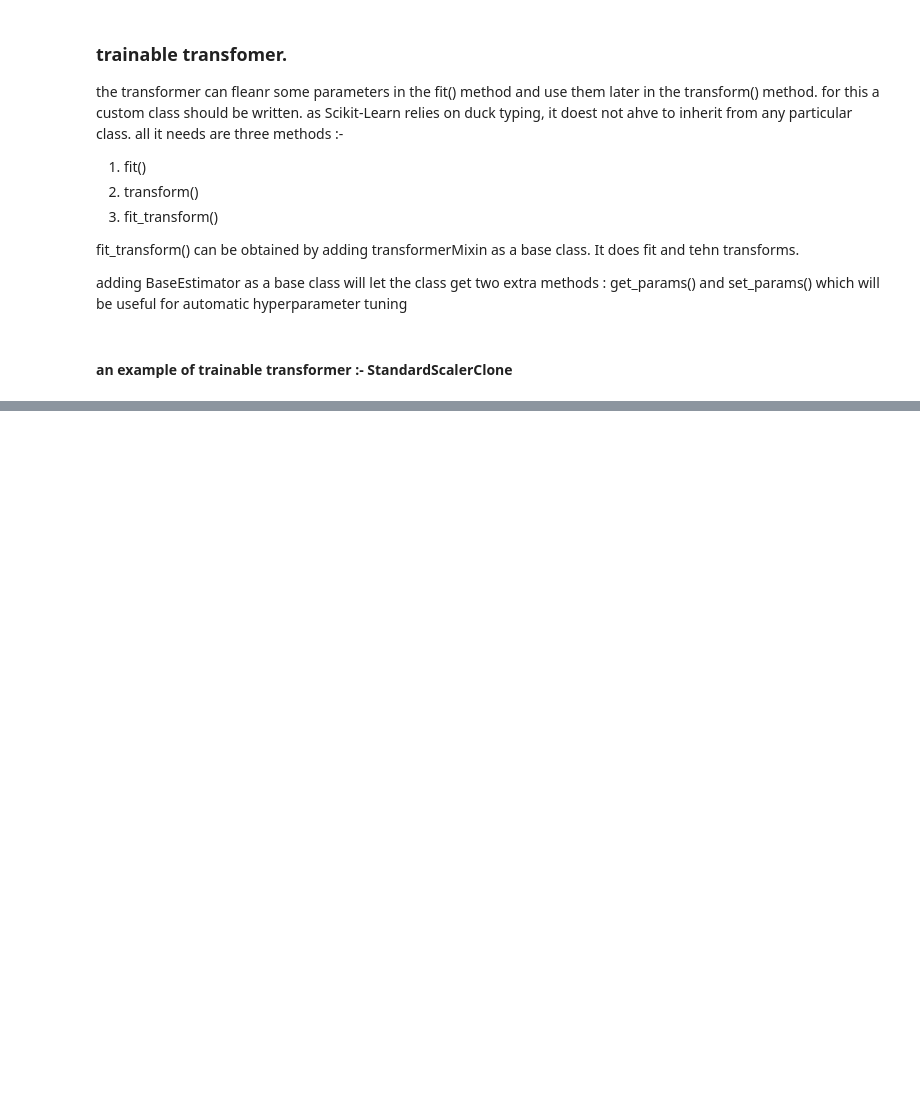
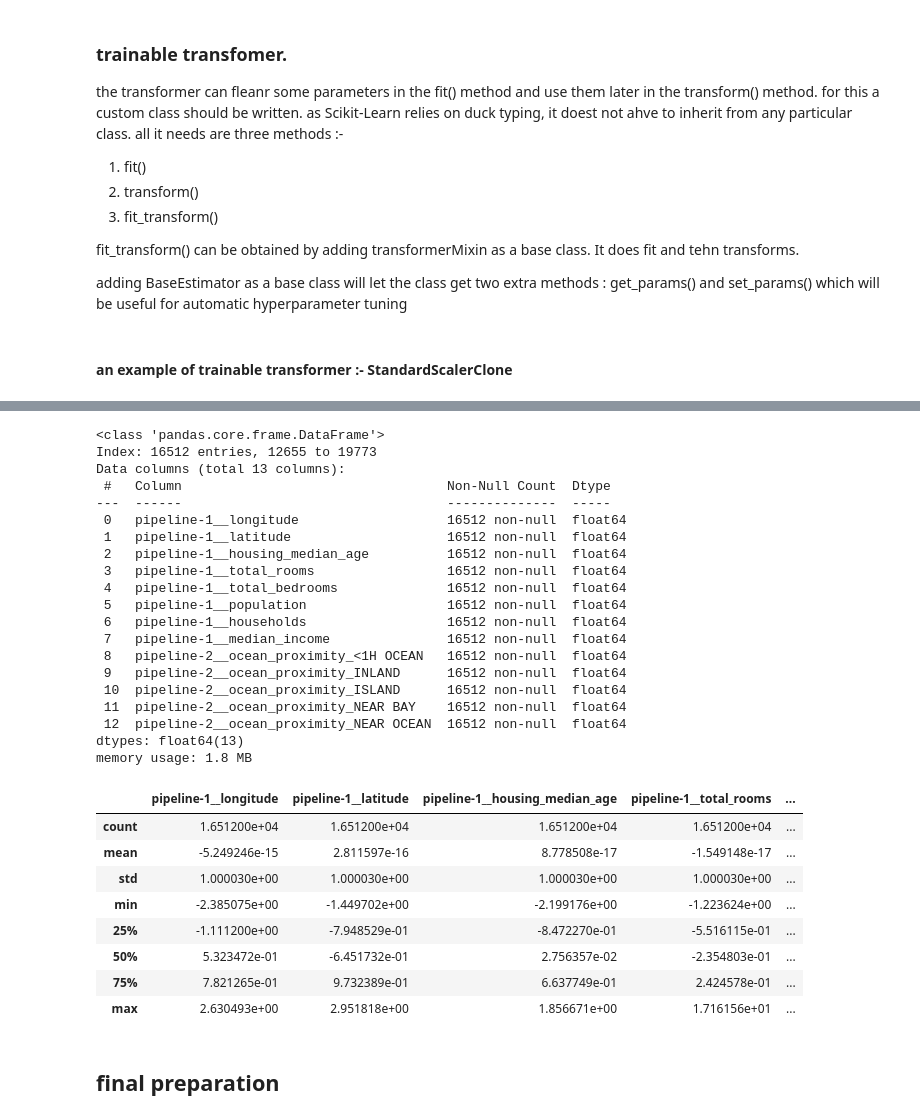
Before and after one commit to Peddinti-Sriram-Bharadwaj/ml, a Jupyter notebook: housing.ipynb, the cells around one changed output, grey strips where cells are left out. Cells and saved outputs as stored; diff of their text form; code cells hidden in the pictures; blank space fills up the shorter version.

```diff
--- a/housing.ipynb
+++ b/housing.ipynb
@@ -813,0 +888,15 @@ class StandardScalerClone(BaseEstimator, TransformerMixin):
+# %%
+from sklearn.compose import ColumnTransformer
+
+num_attribs = ['longitude', 'latitude', 'housing_median_age', 'total_rooms',
+               'total_bedrooms', 'population', 'households', 'median_income']
+cat_attribs = ['ocean_proximity']
+
+cat_pipeline = make_pipeline(
+    SimpleImputer(strategy = 'most_frequent'),
+    OneHotEncoder(handle_unknown = 'ignore'))
+
+preprocessing = ColumnTransformer([
+    ('num', num_pipeline, num_attribs),
+    ('cat', cat_pipeline, cat_attribs),
+])
@@ -813,0 +905,47 @@ class StandardScalerClone(BaseEstimator, TransformerMixin):
+# %%
+from sklearn.compose import make_column_selector, make_column_transformer
+
+preprocessing = make_column_transformer(
+    (num_pipeline, make_column_selector(dtype_include = np.number)),
+    (cat_pipeline, make_column_selector(dtype_include = object)),
+)
+# %%
+housing_prepared = preprocessing.fit_transform(housing)
+# %%
+housing_prepared_df = pd.DataFrame(
+    housing_prepared, columns = preprocessing.get_feature_names_out(),
+    index = housing.index)
+housing_prepared_df.info()
+housing_prepared_df.describe()
+# %% [output]
+<class 'pandas.core.frame.DataFrame'>
+Index: 16512 entries, 12655 to 19773
+Data columns (total 13 columns):
+ #   Column                                  Non-Null Count  Dtype
+---  ------                                  --------------  -----
+ 0   pipeline-1__longitude                   16512 non-null  float64
+ 1   pipeline-1__latitude                    16512 non-null  float64
+ 2   pipeline-1__housing_median_age          16512 non-null  float64
+ 3   pipeline-1__total_rooms                 16512 non-null  float64
+ 4   pipeline-1__total_bedrooms              16512 non-null  float64
+ 5   pipeline-1__population                  16512 non-null  float64
+ 6   pipeline-1__households                  16512 non-null  float64
+ 7   pipeline-1__median_income               16512 non-null  float64
+ 8   pipeline-2__ocean_proximity_<1H OCEAN   16512 non-null  float64
+ 9   pipeline-2__ocean_proximity_INLAND      16512 non-null  float64
+ 10  pipeline-2__ocean_proximity_ISLAND      16512 non-null  float64
+ 11  pipeline-2__ocean_proximity_NEAR BAY    16512 non-null  float64
+ 12  pipeline-2__ocean_proximity_NEAR OCEAN  16512 non-null  float64
+dtypes: float64(13)
+memory usage: 1.8 MB
+|  | pipeline-1__longitude | pipeline-1__latitude | pipeline-1__housing_median_age | pipeline-1__total_rooms | ... |
+| count | 1.651200e+04 | 1.651200e+04 | 1.651200e+04 | 1.651200e+04 | ... |
+| mean | -5.249246e-15 | 2.811597e-16 | 8.778508e-17 | -1.549148e-17 | ... |
+| std | 1.000030e+00 | 1.000030e+00 | 1.000030e+00 | 1.000030e+00 | ... |
+| min | -2.385075e+00 | -1.449702e+00 | -2.199176e+00 | -1.223624e+00 | ... |
+| 25% | -1.111200e+00 | -7.948529e-01 | -8.472270e-01 | -5.516115e-01 | ... |
+| 50% | 5.323472e-01 | -6.451732e-01 | 2.756357e-02 | -2.354803e-01 | ... |
+| 75% | 7.821265e-01 | 9.732389e-01 | 6.637749e-01 | 2.424578e-01 | ... |
+| max | 2.630493e+00 | 2.951818e+00 | 1.856671e+00 | 1.716156e+01 | ... |
+# %% [markdown]
+## final preparation
```
Also changed, not shown: parts of 20 cells of this notebook.
